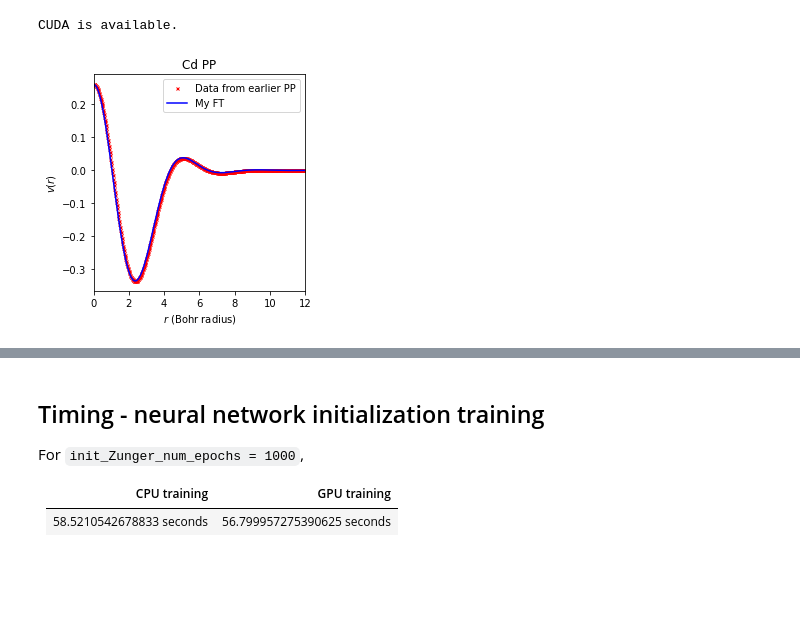
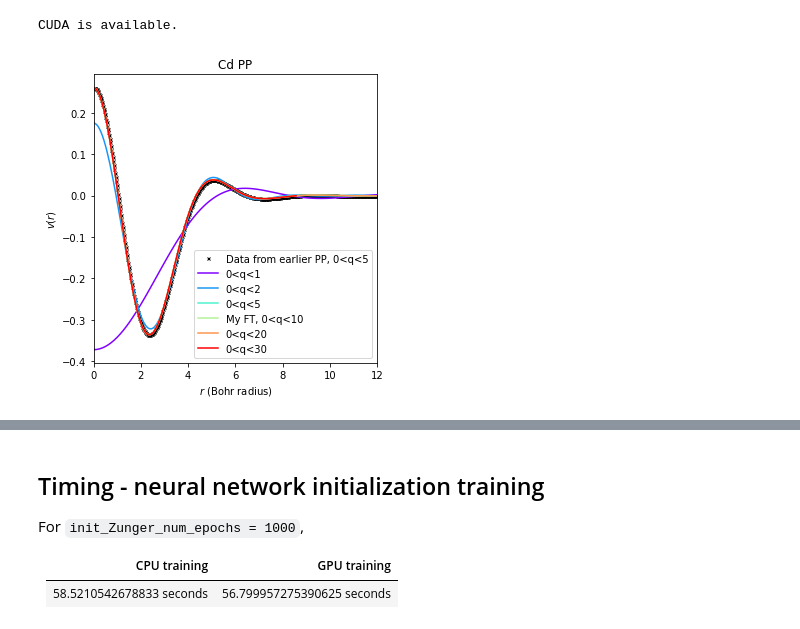
Before and after one commit to TommyLinkl/DeePseudopot, a Jupyter notebook: zbCdSe_fitting_NN_init.ipynb, the cells around one changed output, grey strips where cells are left out. Cells and saved outputs as stored; diff of their text form; code cells hidden in the pictures; blank space fills up the shorter version.

```diff
--- a/zbCdSe_fitting_NN_init.ipynb
+++ b/zbCdSe_fitting_NN_init.ipynb
@@ -191,36 +191,82 @@ totalParams = torch.cat((CdParams.unsqueeze(0), SeParams.unsqueeze(0), SParams.u
 
 class init_Zunger_data(Dataset):
     def __init__(self,train=True):
         if train==True:
             self.q = (torch.rand(4000, 1) * 10.0).view(-1,1)
             self.q[0:10, 0] = 0.0
             self.vq_Cd = pot_func(self.q, CdParams)
             self.vq_Se = pot_func(self.q, SeParams)
             mask = (self.q > 0) & (self.q < 1)
             self.w = torch.where(mask, torch.tensor(10.0), torch.tensor(1.0))
         elif train==False:
             self.q = torch.linspace(0.0, 10.0, NQGRID).view(-1,1)
             self.vq_Cd = pot_func(self.q, CdParams)
             self.vq_Se = pot_func(self.q, SeParams)
             self.w = torch.ones_like(self.q)
         self.len = self.q.shape[0]
     def __getitem__(self,index):
         return self.q[index],self.vq_Cd[index],self.vq_Se[index],self.w[index]
     def __len__(self):
         return self.len
 
 train_dataset = init_Zunger_data(True)
 val_dataset = init_Zunger_data(False)
 
-fig, axs = plt.subplots(1,1, figsize=(4,4))
-(val_vr_Cd, val_rSpacePot_Cd) = realSpacePot(val_dataset.q.view(-1), val_dataset.vq_Cd.view(-1))
-(val_vr_Se, val_rSpacePot_Se) = realSpacePot(val_dataset.q.view(-1), val_dataset.vq_Se.view(-1))
+
+############## FT ##############
+
+fig, axs = plt.subplots(1,1, figsize=(5,5))
 Cd_rSpacePot_data = np.loadtxt("all_Sept13/potCd.par")
-axs.plot(Cd_rSpacePot_data[:,0], Cd_rSpacePot_data[:,1], "rx", label="Data from earlier PP")
-axs.plot(val_vr_Cd, val_rSpacePot_Cd, "b-", label="My FT")
+axs.plot(Cd_rSpacePot_data[:,0], Cd_rSpacePot_data[:,1], "kx", label="Data from earlier PP, 0<q<5")
+
+cmap = plt.get_cmap('rainbow')
+qmax = np.array([1.0, 2.0, 5.0, 10.0, 20.0, 30.0])
+
+for i, color in enumerate(cmap(np.linspace(0, 1, len(qmax)))):
+    q = torch.linspace(0.0, qmax[i], NQGRID)
+    (val_vr_Cd, val_rSpacePot_Cd) = realSpacePot(q, pot_func(q, CdParams))
+    (val_vr_Se, val_rSpacePot_Se) = realSpacePot(q, pot_func(q, SeParams))
+    if qmax[i]==10:
+        axs.plot(val_vr_Cd, val_rSpacePot_Cd, "-", color=color, label="My FT, 0<q<%d" % qmax[i])
+    else:
+        axs.plot(val_vr_Cd, val_rSpacePot_Cd, "-", color=color, label="0<q<%d" % qmax[i])
+
 axs.set(xlim=(0,12), title="Cd PP", xlabel=r"$r$ (Bohr radius)", ylabel=r"$v(r)$")
 axs.legend()
 fig.tight_layout()
 plt.show()
+
+def FT_converge_and_write_pp(qmax_array, model, xmin, xmax, ymin, ymax, choiceQMax, choiceNQGrid, ppPlotFile, potCdFile, potSeFile):
+    cmap = plt.get_cmap('rainbow')
+    figtot, axstot = plt.subplots(1,2, figsize=(10,5))
+    for i, color in enumerate(cmap(np.linspace(0, 1, len(qmax_array)))):
+        plotqGrid = torch.linspace(0.0, qmax_array[i], NQGRID).view(-1, 1)
+        NN = model(plotqGrid)
+        (vr_Cd, rSpacePot_Cd) = realSpacePot(plotqGrid.view(-1), NN[:, 0].view(-1))
+        (vr_Se, rSpacePot_Se) = realSpacePot(plotqGrid.view(-1), NN[:, 1].view(-1))
+        if qmax_array[i]==30:
+            axstot[0].plot(vr_Cd.detach().numpy(), rSpacePot_Cd.detach().numpy(), "-", color=color, label="My FT, 0<q<%d" % qmax_array[i])
+            axstot[1].plot(vr_Se.detach().numpy(), rSpacePot_Se.detach().numpy(), "-", color=color, label="My FT, 0<q<%d" % qmax_array[i])
+        else:
+            axstot[0].plot(vr_Cd.detach().numpy(), rSpacePot_Cd.detach().numpy(), "-", color=color, label="0<q<%d" % qmax_array[i])
+            axstot[1].plot(vr_Se.detach().numpy(), rSpacePot_Se.detach().numpy(), "-", color=color, label="0<q<%d" % qmax_array[i])
+
+    axstot[0].set(xlim=(xmin, xmax), ylim=(ymin, ymax), title="Cd PP", xlabel=r"$r$ (Bohr radius)", ylabel=r"$v(r)$")
+    axstot[1].set(xlim=(xmin, xmax), ylim=(ymin, ymax), title="Se PP", xlabel=r"$r$ (Bohr radius)", ylabel=r"$v(r)$")
+    axstot[0].legend()
+    figtot.tight_layout()
+    plt.show()
+
+    choiceQGrid = torch.linspace(0.0, choiceQMax, choiceNQGrid).view(-1, 1)
+    NN = model(choiceQGrid)
+    fig = plotPP([val_dataset.q, choiceQGrid], [val_dataset.vq_Cd, NN[:, 0]], [val_dataset.vq_Se, NN[:, 1]], ["ZungerForm", f"NN_init_Zunger"], ["-", ":"], False);
+    fig.savefig(ppPlotFile)
+    (vr_Cd, rSpacePot_Cd) = realSpacePot(choiceQGrid.view(-1), NN[:, 0].view(-1))
+    (vr_Se, rSpacePot_Se) = realSpacePot(choiceQGrid.view(-1), NN[:, 1].view(-1))
+    potCd = torch.cat((vr_Cd, rSpacePot_Cd), dim=1).detach().numpy()
+    potSe = torch.cat((vr_Se, rSpacePot_Se), dim=1).detach().numpy()
+    np.savetxt(potCdFile, potCd, delimiter='    ', fmt='%e')
+    np.savetxt(potSeFile, potCd, delimiter='    ', fmt='%e')
+    return
 # %% [output]
-[figure, old version]
+[figure, new version]
```
Also changed, not shown: parts of 9 cells of this notebook, 25 other files.
